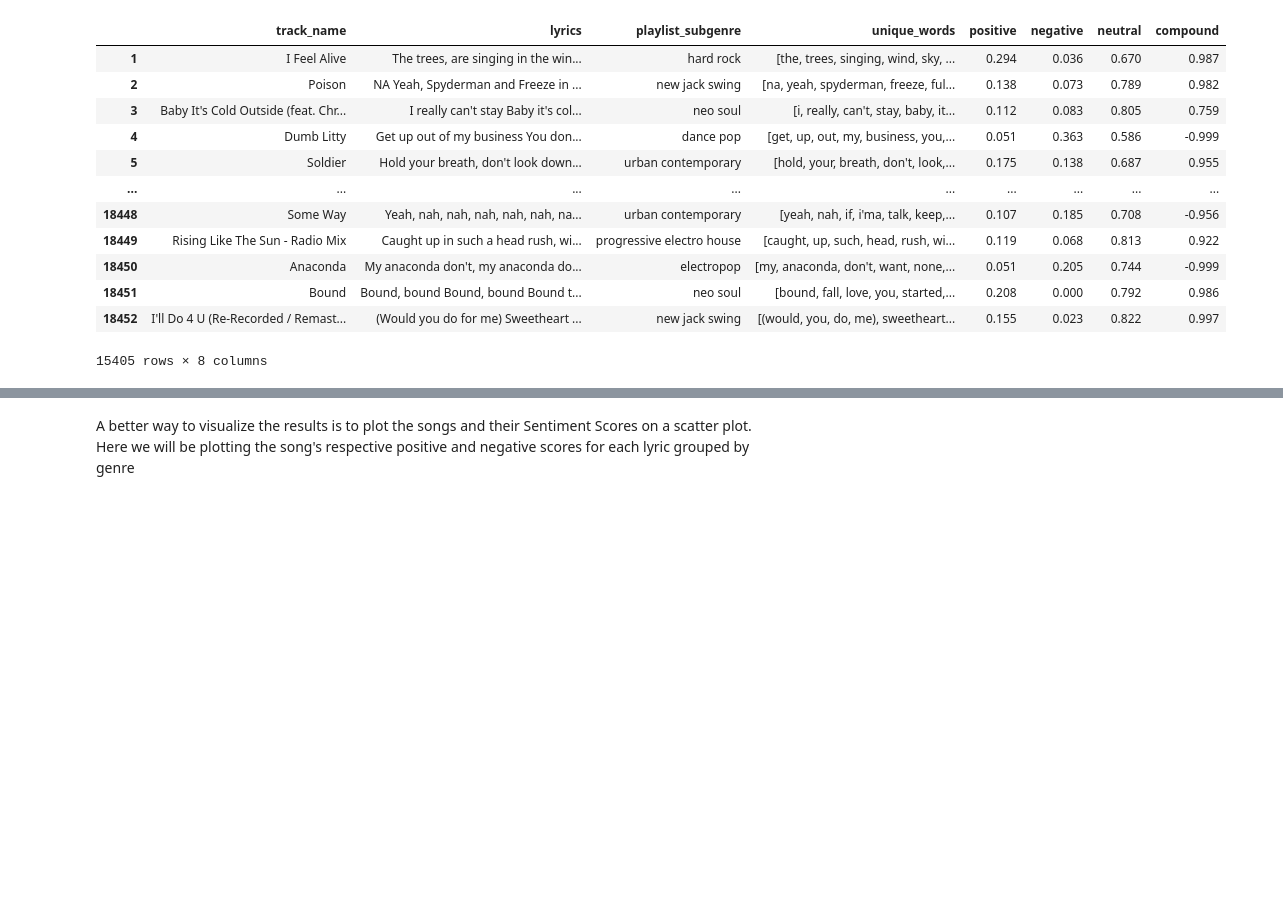
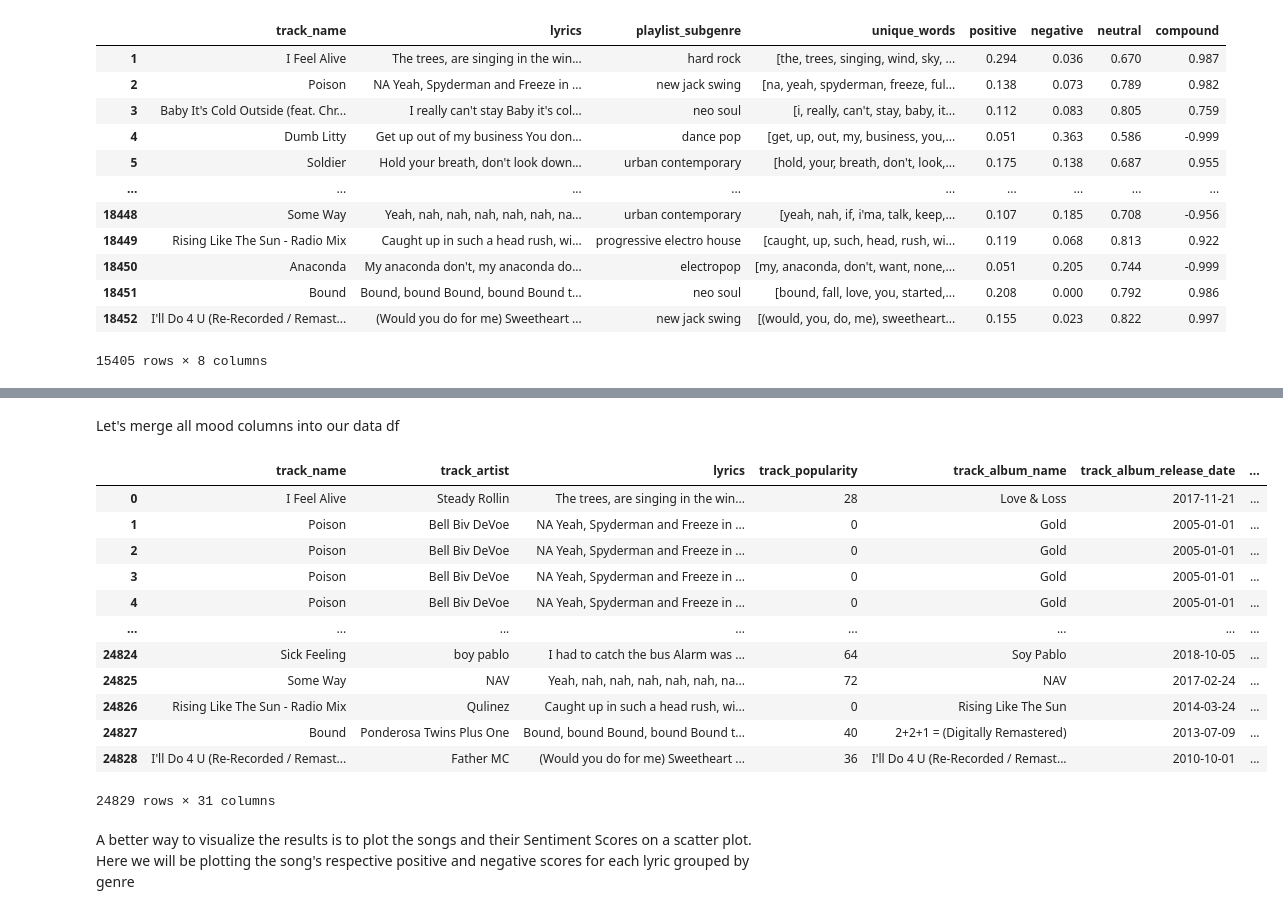
Before and after one commit to hellofatimad/cogs118b_proj, a Jupyter notebook: FinalProject_groupXXX.ipynb, the cells around one changed output, grey strips where cells are left out. Drawn from its saved outputs; the diff is of its cells as text; code cells hidden in the pictures; blank space fills up the shorter version.

```diff
--- a/FinalProject_groupXXX.ipynb
+++ b/FinalProject_groupXXX.ipynb
@@ -427,3 +531,22 @@ See the caveats in the documentation: https://pandas.pydata.org/pandas-docs/stab
+# %% [markdown]
+Let's merge all mood columns into our data df
+# %%
+data = pd.merge(data, lyrics[['track_name', 'positive', 'negative', 'neutral', 'compound', 'mood', 'Positive_Mood', 'Negative_Mood', 'Neutral_Mood']], on='track_name')
+data
+# %% [output]
+|  | track_name | track_artist | lyrics | track_popularity | track_album_name | track_album_release_date | ... |
+| 0 | I Feel Alive | Steady Rollin | The trees, are singing in the win... | 28 | Love & Loss | 2017-11-21 | ... |
+| 1 | Poison | Bell Biv DeVoe | NA Yeah, Spyderman and Freeze in ... | 0 | Gold | 2005-01-01 | ... |
+| 2 | Poison | Bell Biv DeVoe | NA Yeah, Spyderman and Freeze in ... | 0 | Gold | 2005-01-01 | ... |
+| 3 | Poison | Bell Biv DeVoe | NA Yeah, Spyderman and Freeze in ... | 0 | Gold | 2005-01-01 | ... |
+| 4 | Poison | Bell Biv DeVoe | NA Yeah, Spyderman and Freeze in ... | 0 | Gold | 2005-01-01 | ... |
+| ... | ... | ... | ... | ... | ... | ... | ... |
+| 24824 | Sick Feeling | boy pablo | I had to catch the bus Alarm was ... | 64 | Soy Pablo | 2018-10-05 | ... |
+| 24825 | Some Way | NAV | Yeah, nah, nah, nah, nah, nah, na... | 72 | NAV | 2017-02-24 | ... |
+| 24826 | Rising Like The Sun - Radio Mix | Qulinez | Caught up in such a head rush, wi... | 0 | Rising Like The Sun | 2014-03-24 | ... |
+| 24827 | Bound | Ponderosa Twins Plus One | Bound, bound Bound, bound Bound t... | 40 | 2+2+1 = (Digitally Remastered) | 2013-07-09 | ... |
+| 24828 | I'll Do 4 U (Re-Recorded / Remast... | Father MC | (Would you do for me) Sweetheart ... | 36 | I'll Do 4 U (Re-Recorded / Remast... | 2010-10-01 | ... |
+24829 rows × 31 columns
 # %% [markdown]
 A better way to visualize the results is to plot the songs and their Sentiment Scores on a scatter plot. Here we will be plotting the song's respective positive and negative scores for each lyric grouped by genre
 # %%
```
Also changed, not shown: parts of 10 cells of this notebook.
